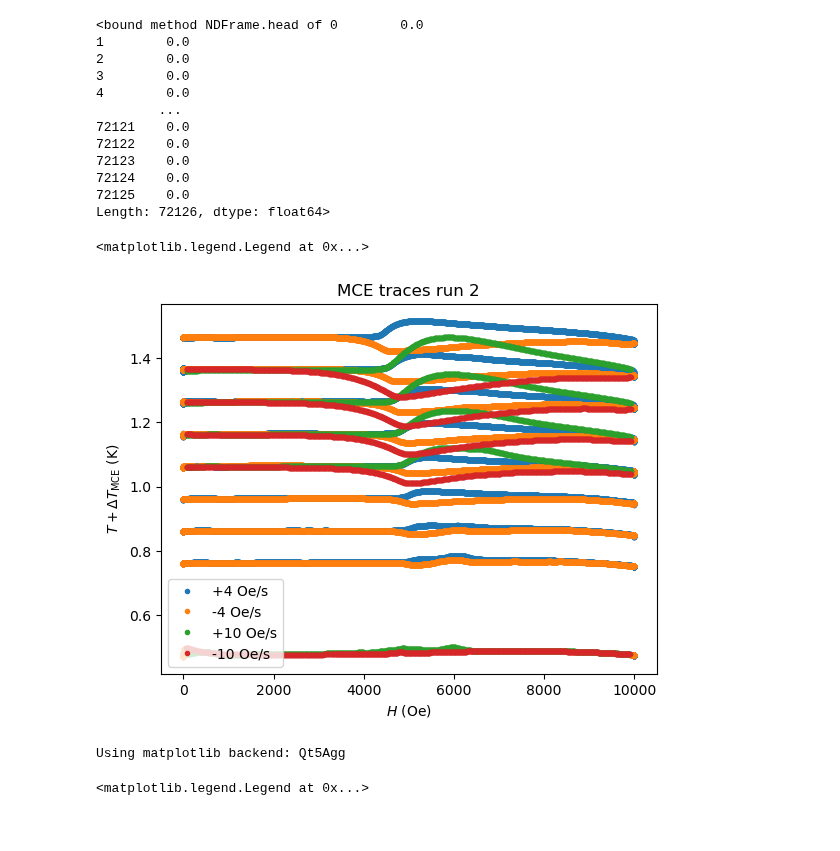
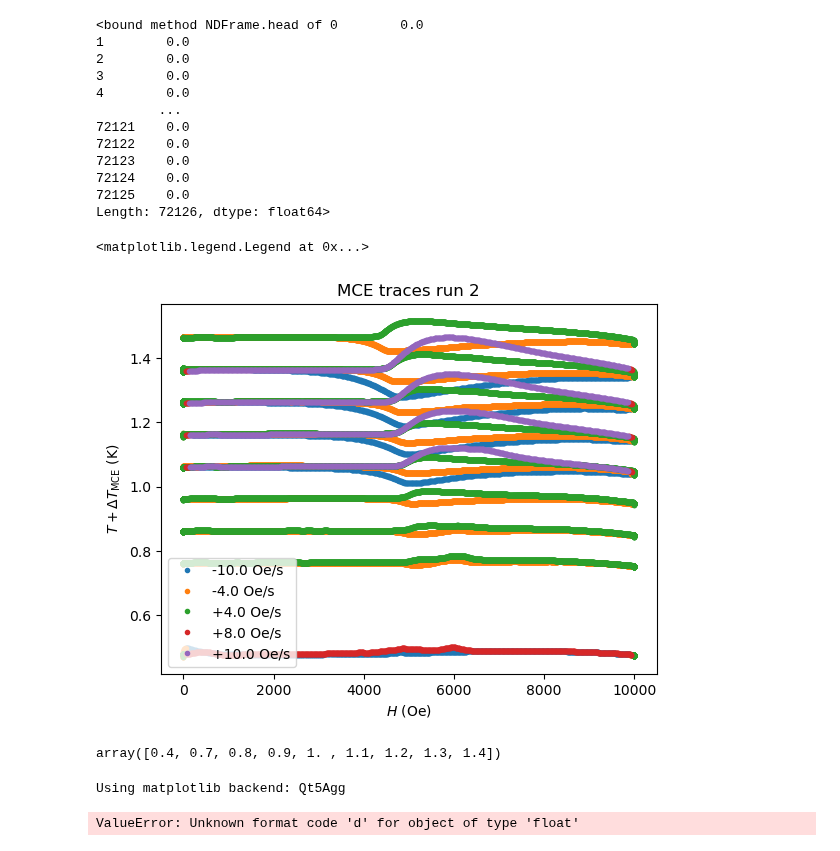
Before and after one commit to pmassat/pythonpda, a Jupyter notebook: MCE_analysis_Python/TmVO4_MCE_fitting.ipynb, the cells around one changed output. Cells and saved outputs as stored; diff of their text form; code cells hidden in the pictures.

Commit message:
Improved code in order to be able to batch fit data. Found bug when trying to fit some dense datasets.

```diff
--- a/MCE_analysis_Python/TmVO4_MCE_fitting.ipynb
+++ b/MCE_analysis_Python/TmVO4_MCE_fitting.ipynb
@@ -60,9 +62,9 @@ Index(['Time', 'Temperature(K)', 'Field(T)', 'LockinX(V)', 'LockinY(V)',
 obtained from the voltage data $V_X$ of the X channel of the lock-in amplifier and the input electrical current $I$ as:
 $$ R_\mathrm{platform} = V_X / I $$
 # %%
-Hraw[2] = run[2]['Field(T)']*1e4 # Magnetic field, in Oersted
-Tpuck_raw[2] = run[2]['Temperature(K)']# Puck (bath) temperature, in Kelvin
-R[2] = run[2]['LockinX(V)']/I[2]# Platform resistance, in Volts
+Hi[runID] = {'raw':dataset[runID]['Field(T)']*1e4} # Magnetic field, in Oersted
+Tpucki[runID] = {'raw':dataset[runID]['Temperature(K)']}# Puck (bath) temperature, in Kelvin
+R[runID] = dataset[runID]['LockinX(V)']/I[runID]# Platform resistance, in Volts
 # %% [markdown]
 ### Reproducing betamodel.mat
 Which is the surface fit used in Matlab to convert the platform resistance data of the lockin to inverse temperature data:
@@ -138,8 +141,8 @@ plt.title(f'Smoothed MCE traces run {runID}')
 Text(0.5, 1.0, 'Smoothed MCE traces run 2')
 [figure]
 # %%
-dH[2] = pd.Series(np.diff(Hsmoothed[2]))
-dH[2].head
+dH[runID] = pd.Series(np.diff(Hi[runID]['smoothed']))
+dH[runID].head
 # %% [output]
 <bound method NDFrame.head of 0        0.0
 1        0.0
@@ -153,8 +156,3 @@ dH[2].head
 72124    0.0
 72125    0.0
 Length: 72126, dtype: float64>
-# %%
-# slow = 4#
-# fast = 10#
-sweeprates = [4, -4, 10, -10]
-refsweep = np.mean([sweeprates[i] for i in [0,2]])
@@ -172,0 +159,11 @@ for x in [(Hdict, Hsmoothed, H), (Tdict, Tsmoothed, T),\
+# %%
+# Extract sweeprates from dH data
+for i in [2]:
+    udh, cdh = np.unique(np.round(dH[2]), return_counts=True)
+    sweeprates[i] = udh[np.logical_and(cdh>1e3, udh!=0)]
+    us[i], cs = np.unique(abs(sweeprates[2]), return_counts=True)
+    if 4<=len(sweeprates[i])<=5:
+        refsweep[i] = np.mean(us[i][cs==2])# take the mean of sweeprates used for both up- and downsweeps
+    elif len(sweeprates[i])>=6:
+        warn(f"Run #{i} has more than 3 absolute sweeprates,\
+ it is recommended looking into this manually.")
@@ -173,17 +200,17 @@ for x in [(Hdict, Hsmoothed, H), (Tdict, Tsmoothed, T),\
 # %%
 # import ipywidgets as widgets
 %matplotlib inline
 runID = 2
 fig = plt.figure()
-for i, s in enumerate(H[2].columns):
-    plt.plot(H[runID][s], T[runID][s], '.', label=f'{sweeprates[i]:+d} Oe/s')
+for i, s in enumerate(H[runID].columns):
+    plt.plot(H[runID][s], T[runID][s], '.', label=f'{sweeprates[runID][i]:+.1f} Oe/s')
 plt.title(f'MCE traces run {runID}')
 plt.xlabel(xlabel_mce)
 plt.ylabel(ylabel_mce)
 plt.legend()
 # %% [output]
 <matplotlib.legend.Legend at 0x...>
-[figure, old version]
+[figure, new version]
 # %%
 sys.path.append(r'C:\Users\Pierre\Desktop\Postdoc\Software\Python\Python_scripts')
 import MCE_simulations.mce_no_demag as mce
@@ -195,34 +218,41 @@ mce_fit = {}
+# %%
+# Identify values of bath temperature used for the measurements
+ut, ct = np.unique(np.round(Tpucki[runID]['raw'], 2), return_counts=True)
+utbath = ut[ct>1000]# only those values that occur in more than 1000 data points
+utbath
+# %% [output]
+array([0.4, 0.7, 0.8, 0.9, 1. , 1.1, 1.2, 1.3, 1.4])
 # %%
 # import ipywidgets as widgets
 %matplotlib
 runID = 2
 mce_fit[runID] = {}
-speed = {0:'slow', 2:'fast'}
-speed_idx = 2
+srsel =us[runID][:1]# sweeprate selection
 fig = plt.figure()
-for i, s in enumerate(['up', 'down']):
-    srlabel = f'{speed[speed_idx]} {s}'
-    Tfilter = np.round(Tpuck[runID][srlabel],1)==1.
-    Hf = H[runID][srlabel][Tfilter]
-    Tf = T[runID][srlabel][Tfilter]
+for sr in [sweeprates[2][0]]:#sweeprates[2][abs(sweeprates[2])==us[2][0]]:
+    Tfilter = np.round(Tpuck[runID][sr],1)==1.
+    Hf = H[runID][sr][Tfilter]
+    Tf = T[runID][sr][Tfilter]
     Tbath = np.mean(Tf[Hf<2e3])
-    sweeprate = sweeprates[i+speed_idx]
-    prms = mce.mce_parameters(sweeprate=sweeprate, Tbath=Tbath)
+    prms = mce.mce_parameters(sweeprate=sr, Tbath=Tbath)
     Hc0 = prms['Hc0'].value
     Tc0 = prms['Tc0'].value
-    trace_str = f'{s}sweep'
+    if sr>0:
+        trace_str = 'upsweep'
+    else:
+        trace_str = 'downsweep'
 #     mce_sim[s] = pd.DataFrame(mce.mce_residual(prms, Hf, data=Tf, trace=trace_str))
     out = minimize(mce.mce_residual, prms, args=(Hf[Hf<8e3],),\
-                   kws={'data':Tf[Hf<8e3], 'trace':trace_str})
-    mce_fit[runID][srlabel] = out
+                   kws={'data':Tf[Hf<8e3], 'trace':trace_str}, max_nfev=15)
+    mce_fit[runID][sr] = out
 #     out = minimize(mce.mce_residual, prms, args=(Hf,))
     mce_sim[s] = mce.mce_residual(out.params, Hf, data=None, trace=trace_str)
-    plt.plot(Hf, Tf, '.', label=f'data {sweeprate:+d} Oe/s')
-    plt.plot(Hf, mce_sim[s], '.', label=f'fit {sweeprate:+d} Oe/s')
+    plt.plot(Hf, Tf, '.', label=f'data {sr:+d} Oe/s')
+    plt.plot(Hf, mce_sim[s], '.', label=f'fit {sr:+.1f} Oe/s')
 plt.title(f'MCE traces run {runID}')
 plt.xlabel(xlabel_mce)
 plt.ylabel(ylabel_mce)
 plt.legend()
 # %% [output]
 Using matplotlib backend: Qt5Agg
-<matplotlib.legend.Legend at 0x...>
+ValueError: Unknown format code 'd' for object of type 'float'
```
Also changed, not shown: parts of 15 cells of this notebook.
